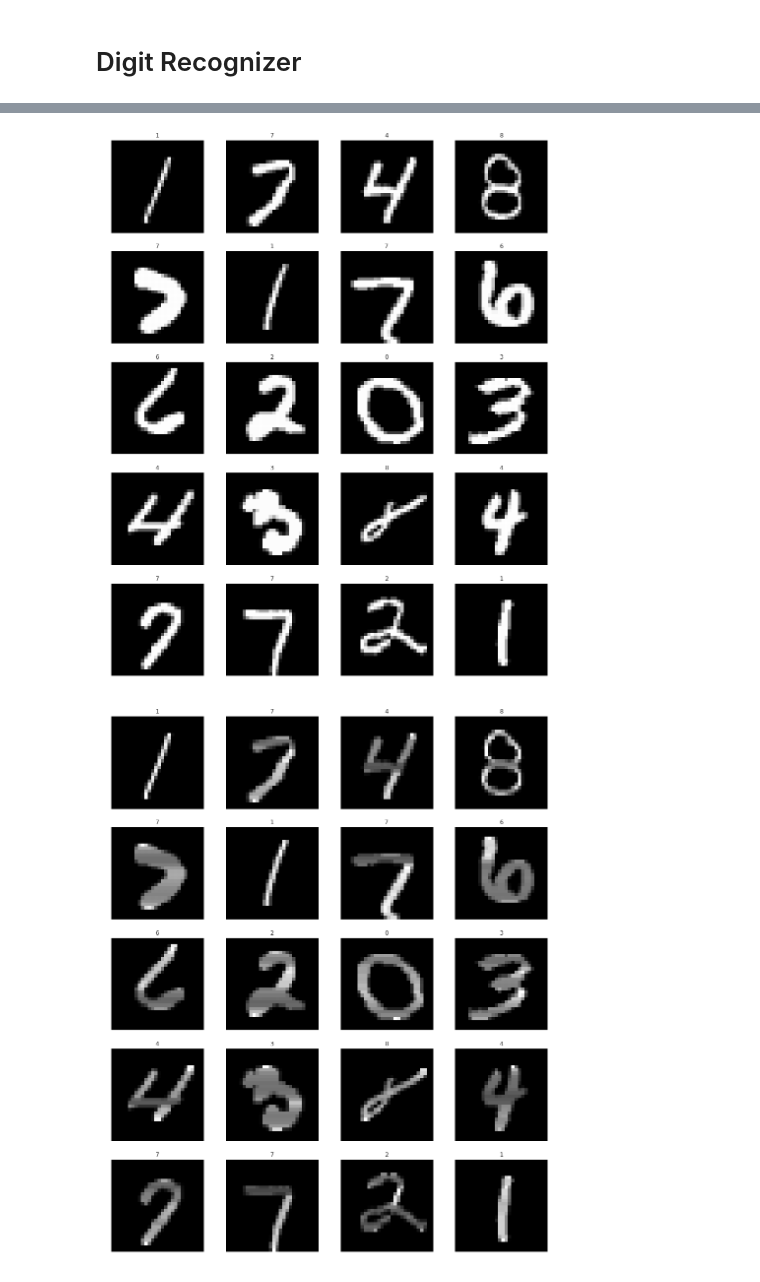
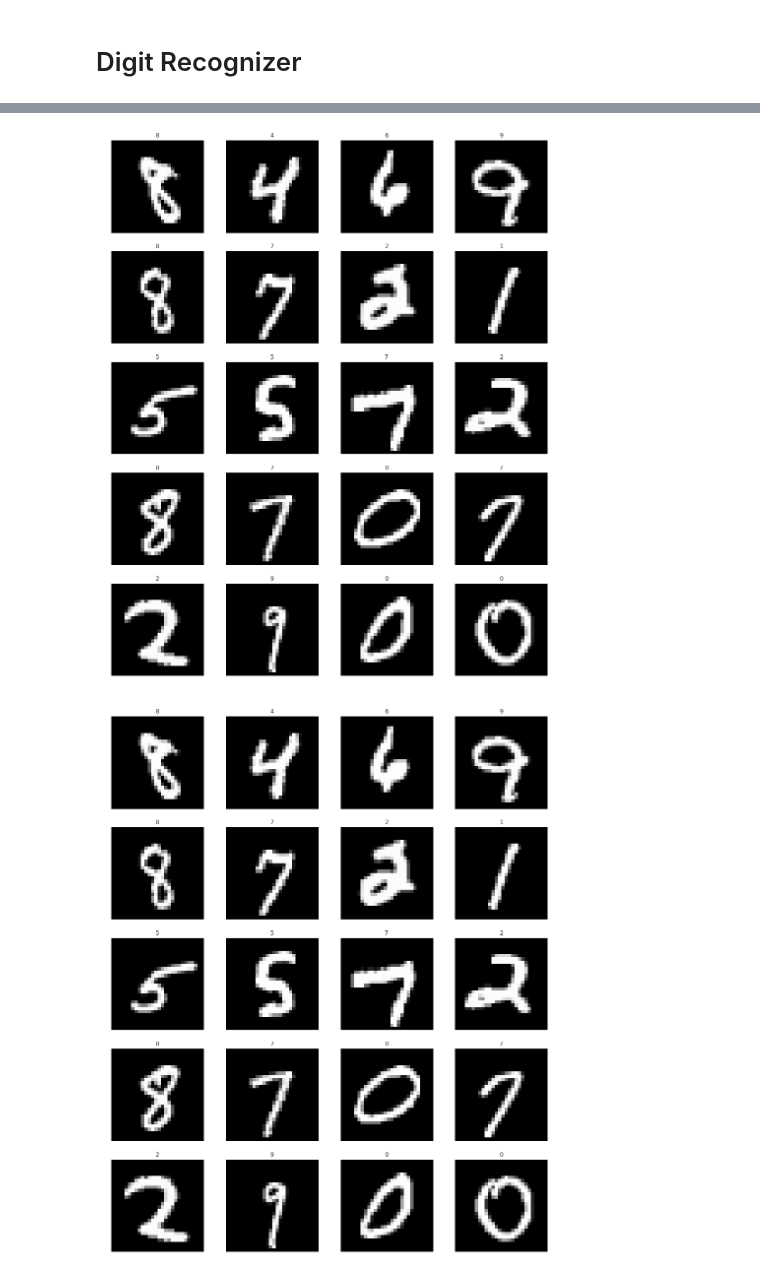
Before and after one commit to CameronFraser/kaggle-digit-recognizer, a Jupyter notebook: Digit Recognizer.ipynb, the cells around one changed output, grey strips where cells are left out. Saved outputs shown, nothing was run; the diff lists cells and outputs as text; code cells hidden in the pictures.

```diff
--- a/Digit Recognizer.ipynb
+++ b/Digit Recognizer.ipynb
@@ -27,7 +28,7 @@ def plot_images(images, cols = 1, labels = None):
 # %%
 data = pd.read_csv('dataset/train.csv') # This data will be split into train, test, valid
 submission_test = pd.read_csv('dataset/test.csv') # submission_test is the dataset we are using for the submission
-Xtrain, Xtest = train_test_split(Xtrain, test_size=0.2)
+Xtrain, Xtest = train_test_split(data, test_size=0.2)
 Xtrain, Xvalid = train_test_split(Xtrain, test_size=0.2)
 
 Ytrain = Xtrain.pop('label')
@@ -117,9 +118,9 @@ plt.show()
 # %%
 plot_images(Xtrain.head(20).values.reshape((-1, 28, 28)), cols=4, labels=Ytrain.head(20).values)
 # %% [output]
-[figure, old version]
+[figure, new version]
 # %%
-normalized_Xtrain_sample = tf.keras.utils.normalize(Xtrain.head(20).values)
-plot_images(standardized_Xtrain_sample.reshape(-1, 28, 28), cols=4, labels=Ytrain.head(20).values)
+normalized_Xtrain_sample = Xtrain.head(20).values.reshape(-1, 28, 28) / 255.0
+plot_images(normalized_Xtrain_sample, cols=4, labels=Ytrain.head(20).values)
 # %% [output]
-[figure, old version]
+[figure, new version]
```
Also changed, not shown: parts of 22 cells of this notebook, 2 other files.
